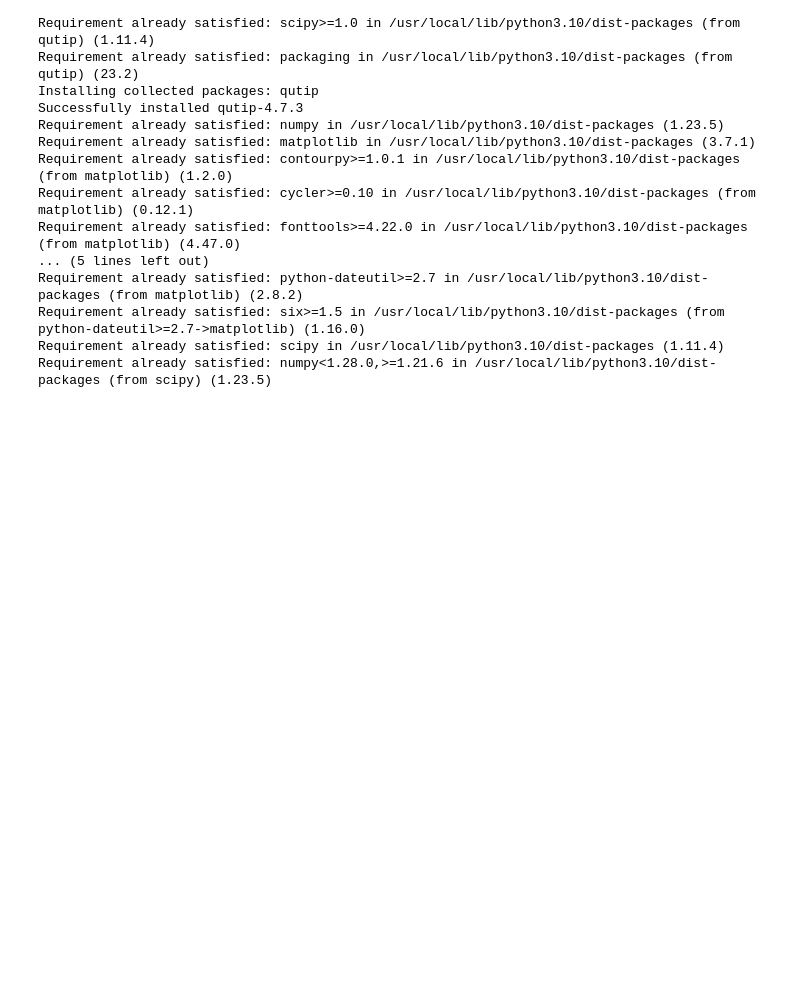
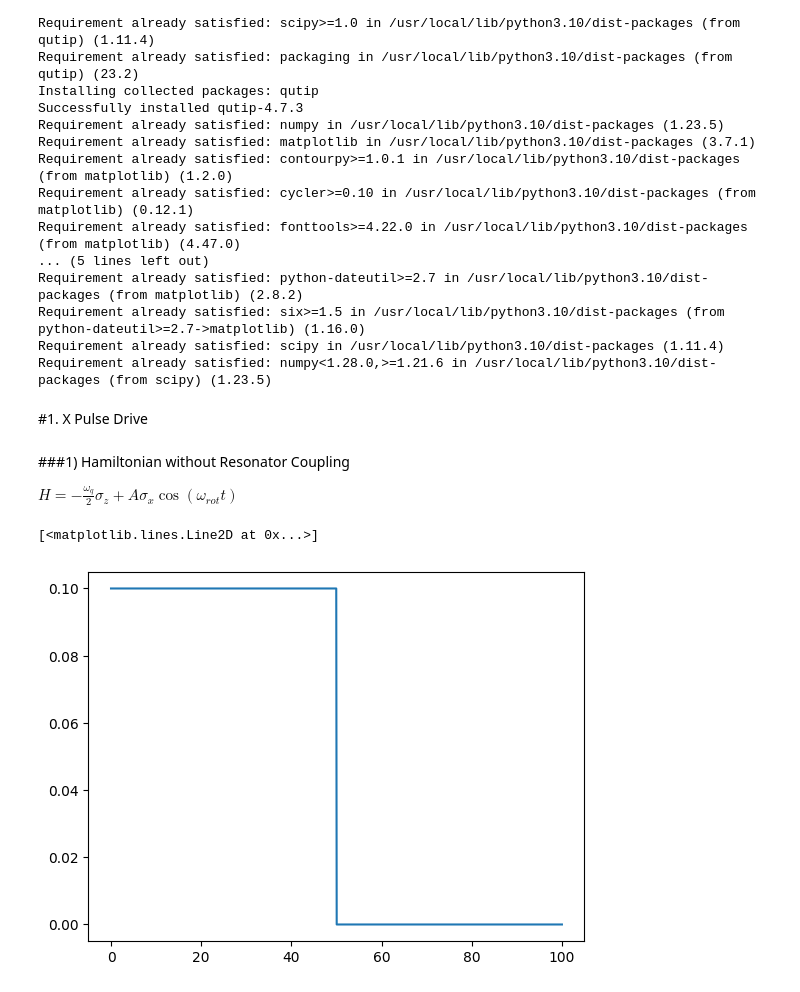
Before and after one commit to BrainConnection/Dynamical_Decoupling_Project, a Jupyter notebook: Project Dynamic Decoupling/Noise CP CPMG Practice.ipynb, the cells around one changed output. Drawn from its saved outputs; the diff is of its cells as text; code cells hidden in the pictures; blank space fills up the shorter version.

```diff
--- a/Project Dynamic Decoupling/Noise CP CPMG Practice.ipynb
+++ b/Project Dynamic Decoupling/Noise CP CPMG Practice.ipynb
@@ -30,3 +30,19 @@ from qutip import *
 import numpy as np
 import matplotlib.pyplot as plt
 import scipy.interpolate
+# %% [markdown]
+#1. X Pulse Drive
+# %% [markdown]
+###1) Hamiltonian without Resonator Coupling
+
+$H = -\frac{\omega_q}{2}\sigma_z + A\sigma_x\cos{(\omega_{rot} t)} $
+# %%
+# Basic parameters
+
+omega_q = 2 * np.pi * 6.0  # resonator frequency in units of GHz
+omega_rot = 2 * np.pi * 3.0  # qubit frequency in units of GHz
+
+# kappa = 2 * np.pi * 0.01   # external coupling rate of resonator in units of GHz
+#tau = 200 # readout pulse length in units of ns
+
+tlist = np.linspace(0, 100, 1000)
@@ -32,0 +58,17 @@ import scipy.interpolate
+# %%
+# time-dependent coefficient for drive
+def Hrd_env(t, args):
+    """
+    Envelope function for the readout drive
+    """
+    A = args['A'] # amplitude of the readout drive
+    T = args['T'] # duration of the readout drive, in units of ns
+
+    return A * (0 <= t) * (t <= T)
+# %%
+# list of times for numerical simulation (in units of ns)
+plt.figure()
+plt.plot(tlist, Hrd_env(tlist, {'A': 0.1, 'T': 50, 'omega_rot': omega_rot}))
+# %% [output]
+[<matplotlib.lines.Line2D at 0x...>]
+[figure, added]
```
Also changed, not shown: parts of 19 cells of this notebook.
